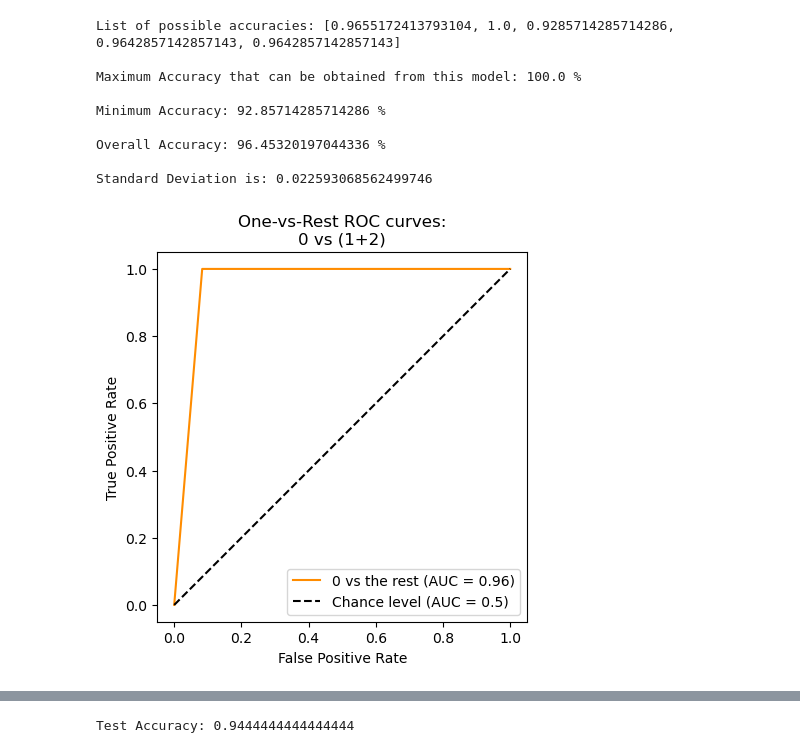
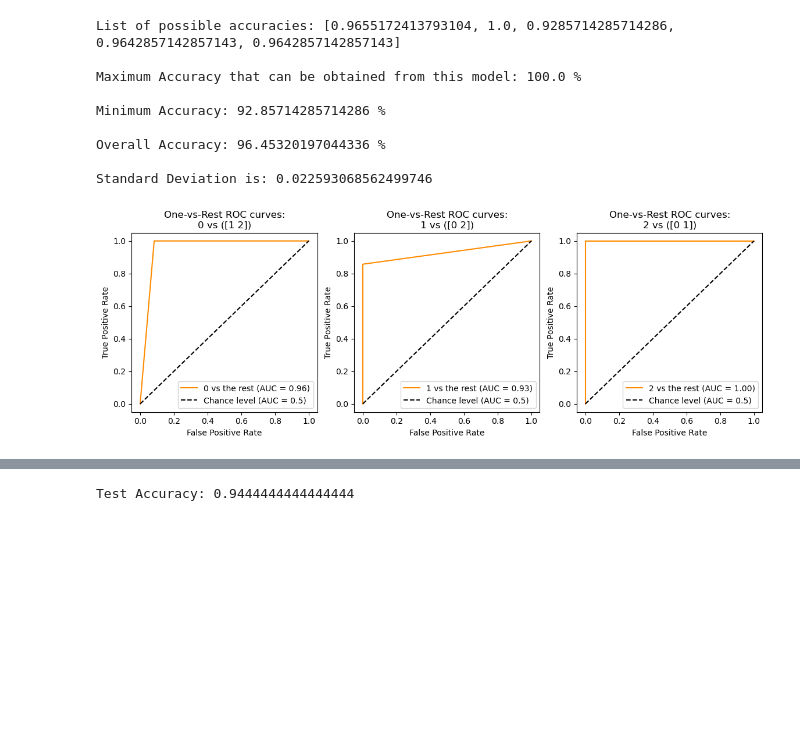
Before and after one commit to Francois-Moyson/Francois-Moyson, a Jupyter notebook: k-nnfp/knnfp-classification.ipynb, the cells around one changed output, grey strips where cells are left out. Saved outputs shown, nothing was run; the diff lists cells and outputs as text; code cells hidden in the pictures; blank space fills up the shorter version.

```diff
--- a/k-nnfp/knnfp-classification.ipynb
+++ b/k-nnfp/knnfp-classification.ipynb
@@ -285,39 +283,45 @@ Standard Deviation is: 0.022593068562499746
 # %%
 # One-vs-Rest multiclass ROC : https://scikit-learn.org/stable/auto_examples/model_selection/plot_roc.html
 from sklearn.preprocessing import LabelBinarizer
+from sklearn.metrics import RocCurveDisplay
+import matplotlib.pyplot as plt
 
 #In this section we use a LabelBinarizer to binarize the target by one-hot-encoding in a OvR fashion.
 #This means that the target of shape (n_samples,) is mapped to a target of shape (n_samples, n_classes).
 label_binarizer = LabelBinarizer().fit(y_train)
 y_onehot_test = label_binarizer.transform(y_test)
 # y_onehot_test.shape  # (n_samples, n_classes). here : (36, 3)
 
-# Preparing ROC OvR : class 0 vs classes 1+2
-class_of_interest = 0 # could be "virginica" for iris dataset
-class_id = np.flatnonzero(label_binarizer.classes_ == class_of_interest)[0]
 
 # Predicts the classes on the test set, and one-hot-encode them
 knnfp_classifier.fit(X_train, y_train)
 y_pred = knnfp_classifier.predict(X_test)
 y_pred = label_binarizer.transform(y_pred)
 
-# Draw ROC curve
-import matplotlib.pyplot as plt
+# prepare a figure with "number of classes" suplots on one line
+fig, (ax1, ax2, ax3) = plt.subplots(1, label_binarizer.classes_.shape[0], figsize=(14, 4))
+axes = [ax1, ax2, ax3]
 
-from sklearn.metrics import RocCurveDisplay
+for class_of_interest in label_binarizer.classes_:
+    # Preparing ROC OvR : 1 class vs other classes
+    class_id = np.flatnonzero(label_binarizer.classes_ == class_of_interest)[0]
 
-RocCurveDisplay.from_predictions(
-    y_onehot_test[:, class_id],
-    y_pred[:, class_id],
-    name=f"{class_of_interest} vs the rest",
-    color="darkorange",
-    plot_chance_level=True,
-)
-plt.axis("square")
-plt.xlabel("False Positive Rate")
-plt.ylabel("True Positive Rate")
-plt.title("One-vs-Rest ROC curves:\n0 vs (1+2)")
-plt.legend()
+    # Draw ROC curve
+    RocCurveDisplay.from_predictions(
+        y_onehot_test[:, class_id],
+        y_pred[:, class_id],
+        name=f"{class_of_interest} vs the rest",
+        color="darkorange",
+        plot_chance_level=True,
+        ax=axes[class_of_interest]
+    )
+    axes[class_of_interest].set_xlabel("False Positive Rate")
+    axes[class_of_interest].set_ylabel("True Positive Rate")
+    all_classes = label_binarizer.classes_
+    # Create the np array containing all classes except the class of interest
+    rest_classes = np.delete(all_classes, np.where(all_classes == class_of_interest))
+    axes[class_of_interest].set_title(f"One-vs-Rest ROC curves:\n{class_of_interest} vs ({rest_classes})")
+
 plt.show()
 # %% [output]
-[figure, old version]
+[figure, new version]
```
Also changed, not shown: parts of 13 cells of this notebook.
